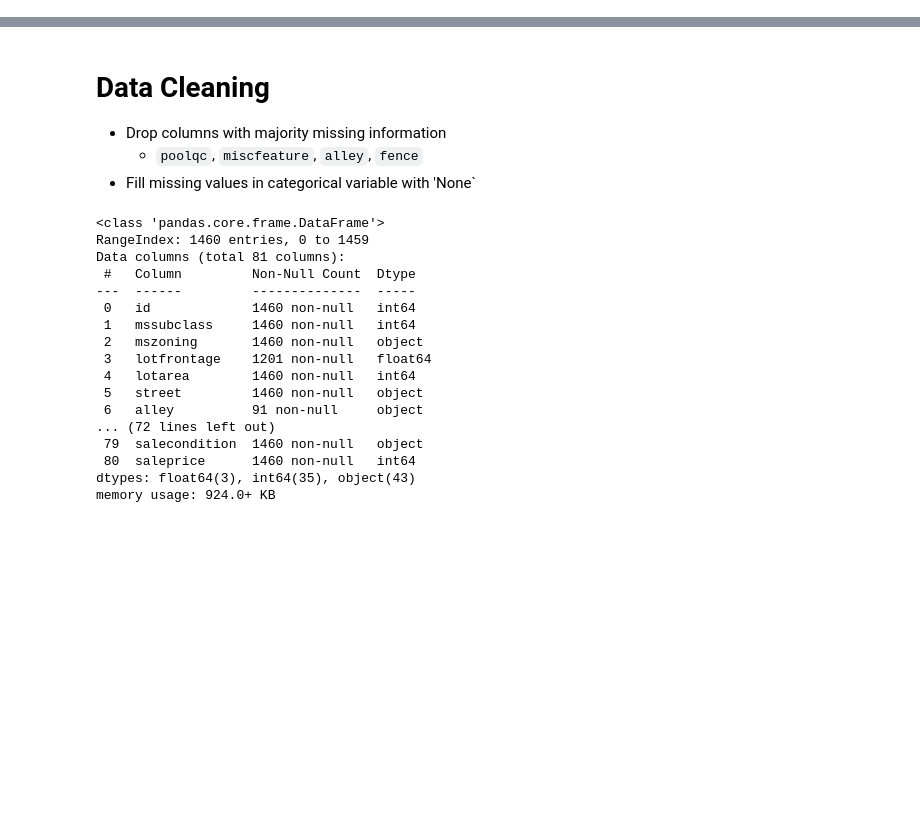
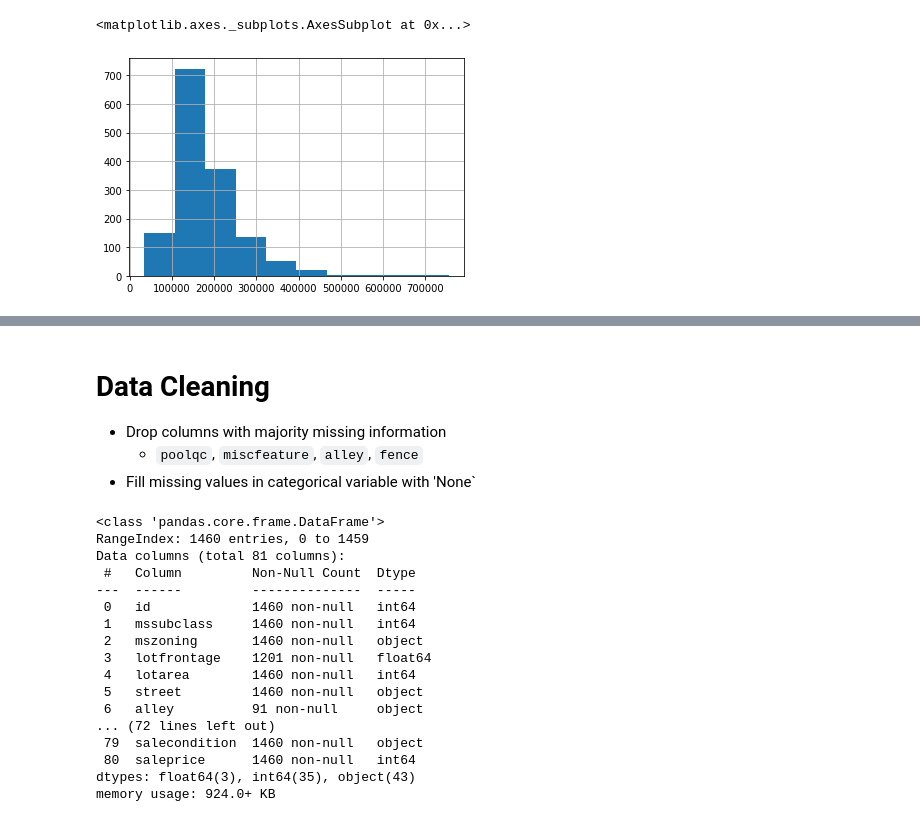
Before and after one commit to DJGump/module-work-DSI06, a Jupyter notebook: week7_dgump/Assignments/Model Eval Challenge.ipynb, the cells around one changed output, grey strips where cells are left out. Drawn from its saved outputs; the diff is of its cells as text; code cells hidden in the pictures; blank space fills up the shorter version.

```diff
--- a/week7_dgump/Assignments/Model Eval Challenge.ipynb
+++ b/week7_dgump/Assignments/Model Eval Challenge.ipynb
@@ -85,0 +111,5 @@ engine.dispose()
+# %%
+houseprices_df["saleprice"].hist()
+# %% [output]
+<matplotlib.axes._subplots.AxesSubplot at 0x...>
+[figure, added]
```
Also changed, not shown: parts of 13 cells of this notebook.
